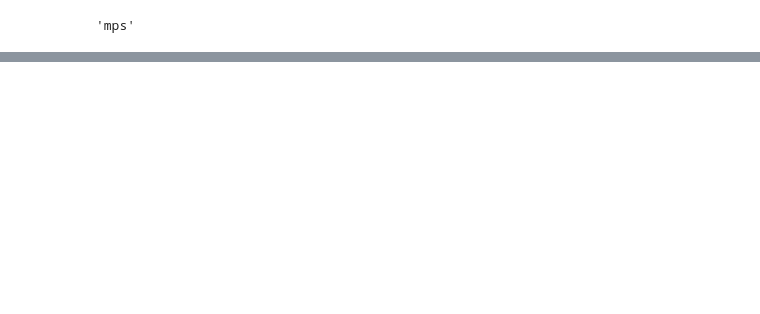
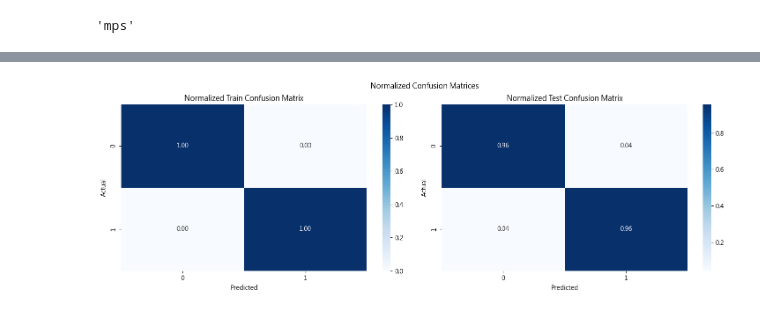
Before and after one commit to JimSu-TW/2024_Spring_DeepLearning_FinalProject, a Jupyter notebook: Classifier/MLP_10Fold.ipynb, the cells around one changed output, grey strips where cells are left out. Drawn from its saved outputs; the diff is of its cells as text; code cells hidden in the pictures; blank space fills up the shorter version.

Commit message:
20240527 -2
1. add word2vec self train model
2. add self train model vector

```diff
--- a/Classifier/MLP_10Fold.ipynb
+++ b/Classifier/MLP_10Fold.ipynb
@@ -37,6 +37,11 @@ word2vec_all_data['source'] = word2vec_all_data['source'].apply(lambda x: 1 if x
 word2vec_all_data.set_index('Unnamed: 0', inplace=True)
 word2vec_all_data.index.name = None
 
+word2vec_all_selftrain_data = pd.read_csv('../Data/all_word2vec_vector_selftrain.csv')
+word2vec_all_selftrain_data['source'] = word2vec_all_selftrain_data['source'].apply(lambda x: 1 if x == 'ptt' else 0)
+word2vec_all_selftrain_data.set_index('Unnamed: 0', inplace=True)
+word2vec_all_selftrain_data.index.name = None
+
 bert_all_data = pd.read_csv('../Data/all_bert_vector.csv')
 bert_all_data['source'] = bert_all_data['source'].apply(lambda x: 1 if x == 'ptt' else 0)
 # %%
@@ -200,0 +206,3 @@ Average F2 Score: 0.9860
+# %%
+train_mlp_model_with_f2_score(word2vec_all_selftrain_data, '../Data/Model/word2vec_selftrain_mlp_10fold_model.pth', '../Data/Model/word2vec_selftrain_10fold_scaler.pkl')
+# %% [output]
@@ -201,3 +226,4 @@ Average F2 Score: 0.9860
+[figure, added]
 # %%
 train_mlp_model_with_f2_score(bert_all_data, '../Data/Model/bert_mlp_10fold_model.pth', '../Data/Model/bert_10fold_scaler.pkl')
 # %% [output]
```
Also changed, not shown: parts of 4 cells of this notebook, 8 other files.
